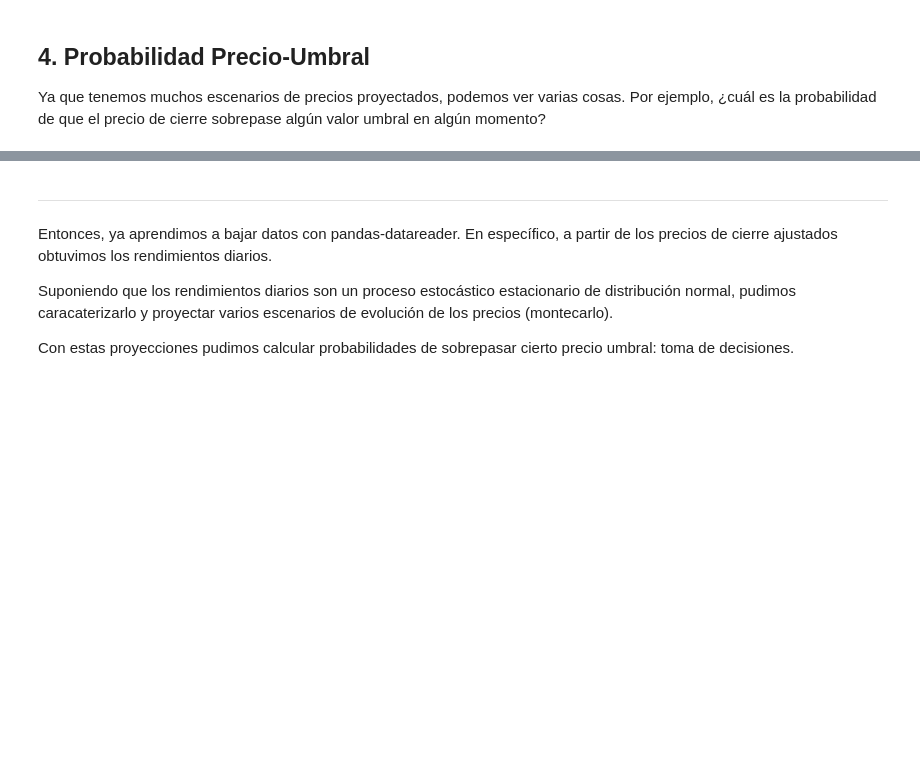
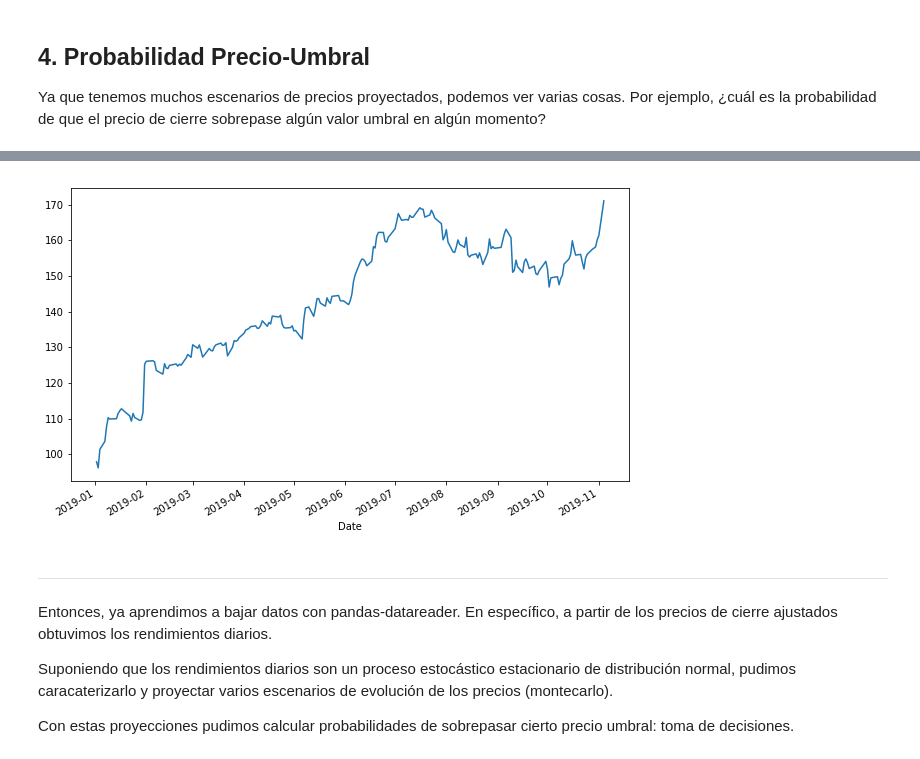
Before and after one commit to zapatacc/SimMat2019-2, a Jupyter notebook: Módulo 2/Clase13_ProbabilidadPrecioUmbral .ipynb, the cells around one changed output, grey strips where cells are left out. Cells and saved outputs as stored; diff of their text form; code cells hidden in the pictures; blank space fills up the shorter version.

```diff
--- a/Módulo 2/Clase13_ProbabilidadPrecioUmbral .ipynb
+++ b/Módulo 2/Clase13_ProbabilidadPrecioUmbral .ipynb
@@ -225,3 +237,8 @@ Ya que tenemos muchos escenarios de precios proyectados, podemos ver varias cosa
+# %%
+closes_real = get_closes("Race","2019-01-01",None)
+closes_real.plot(figsize=(10,6));
+# %% [output]
+[figure, added]
 # %% [markdown]
 ___
 Entonces, ya aprendimos a bajar datos con pandas-datareader. En específico, a partir de los precios de cierre ajustados obtuvimos los rendimientos diarios.
```
Also changed, not shown: parts of 7 cells of this notebook.
